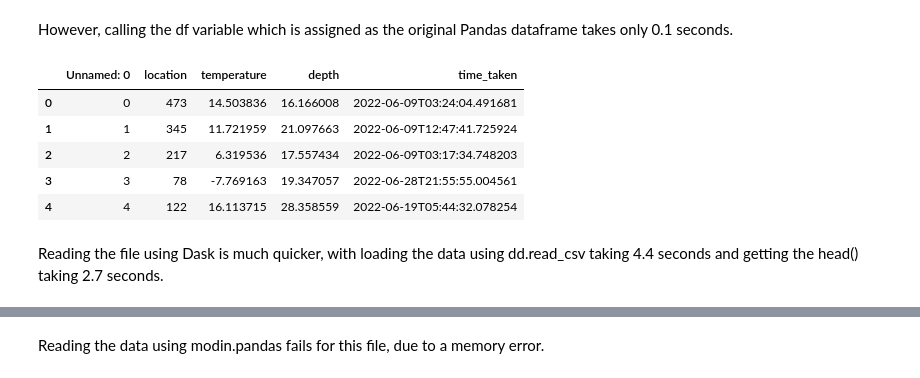
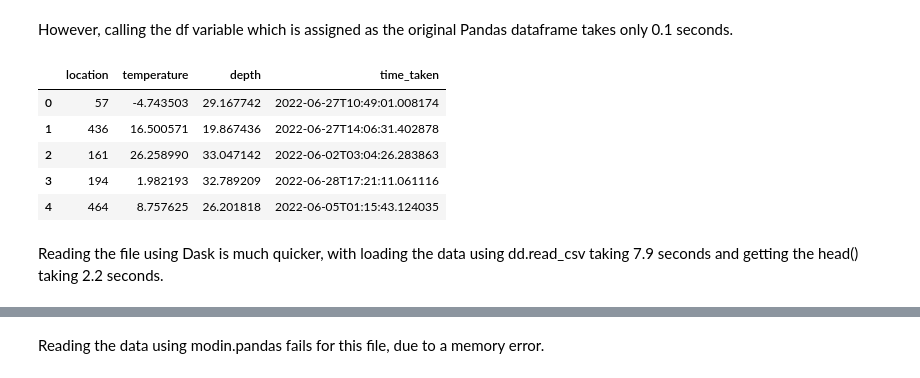
Before and after one commit to rainbow31499/lisum-10, a Jupyter notebook: week-6/test_ingestion.ipynb, the cells around one changed output, grey strips where cells are left out. Drawn from its saved outputs; the diff is of its cells as text; code cells hidden in the pictures.

```diff
--- a/week-6/test_ingestion.ipynb
+++ b/week-6/test_ingestion.ipynb
@@ -211,18 +212,18 @@ However, calling the df variable which is assigned as the original Pandas datafr
 
 import dask.dataframe as dd
 
-df = dd.read_csv("sample_data.csv")
+dask_df = dd.read_csv("sample_data.csv")
 # %%
-df.head()
+dask_df.head()
 # %% [output]
-|  | Unnamed: 0 | location | temperature | depth | time_taken |
-| 0 | 0 | 473 | 14.503836 | 16.166008 | 2022-06-09T03:24:04.491681 |
-| 1 | 1 | 345 | 11.721959 | 21.097663 | 2022-06-09T12:47:41.725924 |
-| 2 | 2 | 217 | 6.319536 | 17.557434 | 2022-06-09T03:17:34.748203 |
-| 3 | 3 | 78 | -7.769163 | 19.347057 | 2022-06-28T21:55:55.004561 |
-| 4 | 4 | 122 | 16.113715 | 28.358559 | 2022-06-19T05:44:32.078254 |
+|  | location | temperature | depth | time_taken |
+| 0 | 57 | -4.743503 | 29.167742 | 2022-06-27T10:49:01.008174 |
+| 1 | 436 | 16.500571 | 19.867436 | 2022-06-27T14:06:31.402878 |
+| 2 | 161 | 26.258990 | 33.047142 | 2022-06-02T03:04:26.283863 |
+| 3 | 194 | 1.982193 | 32.789209 | 2022-06-28T17:21:11.061116 |
+| 4 | 464 | 8.757625 | 26.201818 | 2022-06-05T01:15:43.124035 |
 # %% [markdown]
-Reading the file using Dask is much quicker, with loading the data using dd.read_csv taking 4.4 seconds and getting the head() taking 2.7 seconds.
+Reading the file using Dask is much quicker, with loading the data using dd.read_csv taking 7.9 seconds and getting the head() taking 2.2 seconds.
 # %%
 import modin.pandas as pd
 
```
Also changed, not shown: parts of 21 cells of this notebook, 2 other files.
